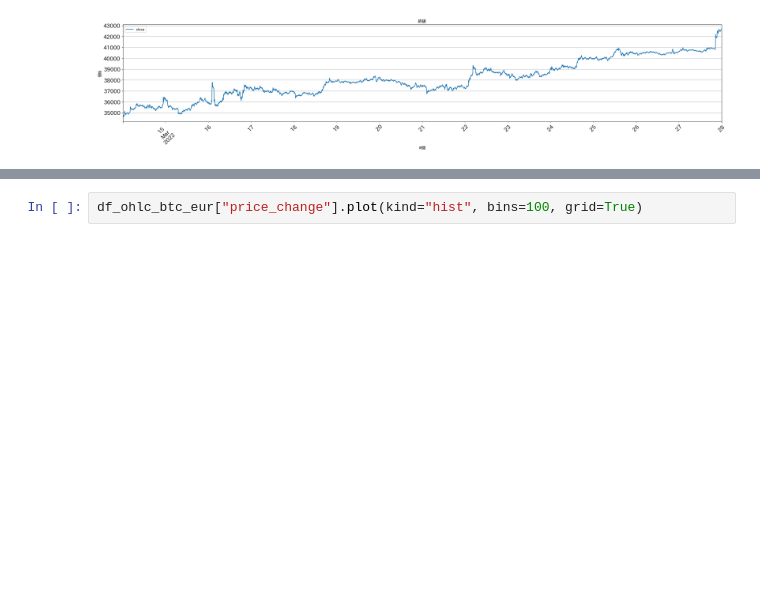
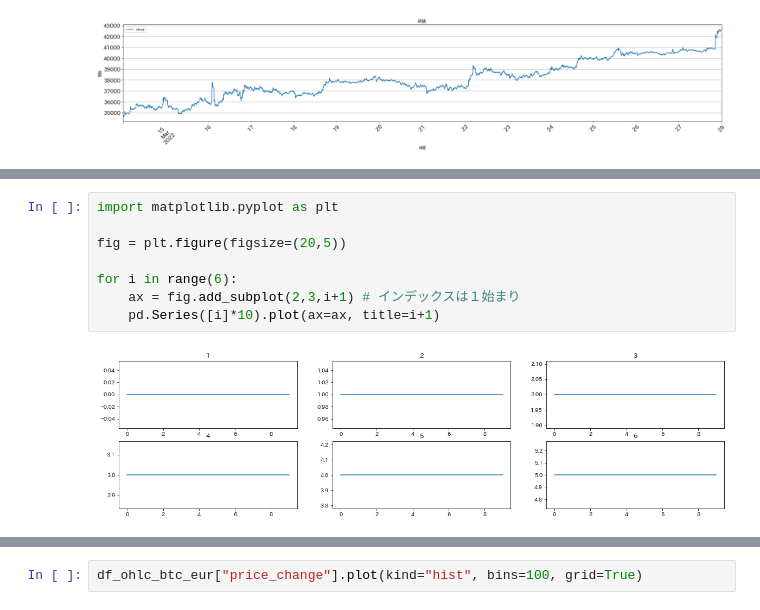
Before and after one commit to fin-py/botter4visualization, a Jupyter notebook: source/static_plots.ipynb, the cells around one changed output, grey strips where cells are left out. Drawn from its saved outputs; the diff is of its cells as text; blank space fills up the shorter version.

```diff
--- a/source/static_plots.ipynb
+++ b/source/static_plots.ipynb
@@ -177,0 +192,10 @@ df_ohlc_btc_eur["close"].plot(grid=True, figsize=(30,5), title="終値", legend=
+# %%
+import matplotlib.pyplot as plt
+
+fig = plt.figure(figsize=(20,5))
+
+for i in range(6):
+    ax = fig.add_subplot(2,3,i+1) # インデックスは１始まり
+    pd.Series([i]*10).plot(ax=ax, title=i+1)
+# %% [output]
+[figure, added]
```
Also changed, not shown: parts of 39 cells of this notebook.
